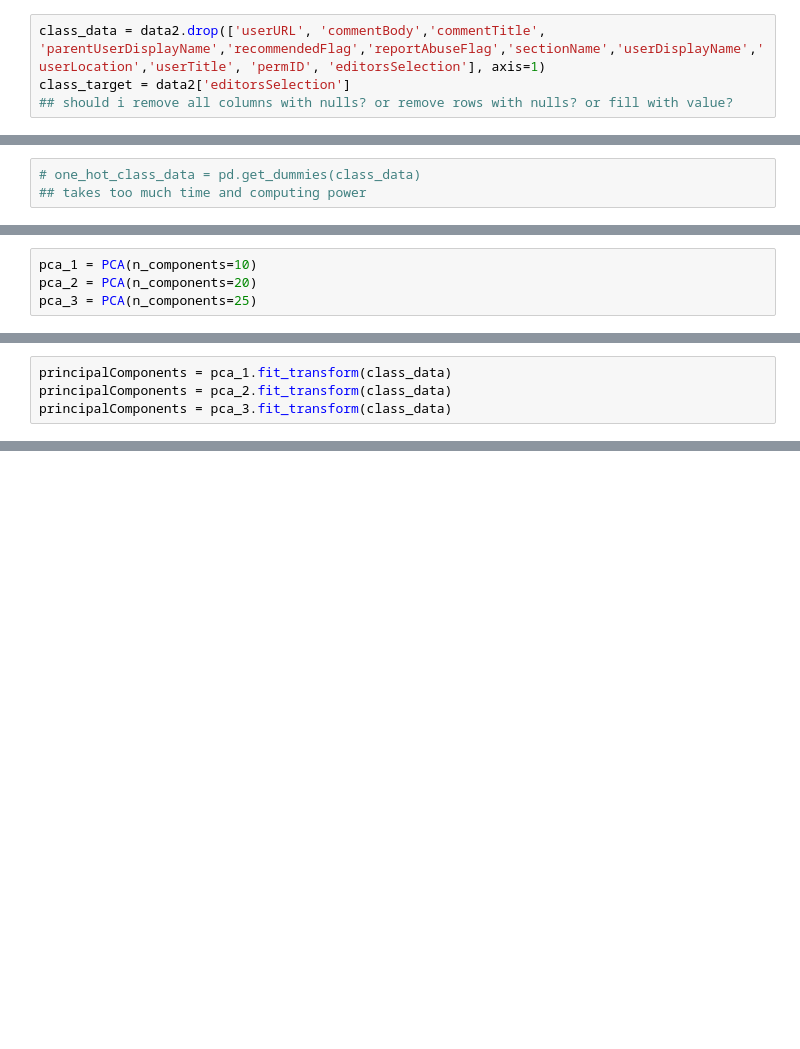
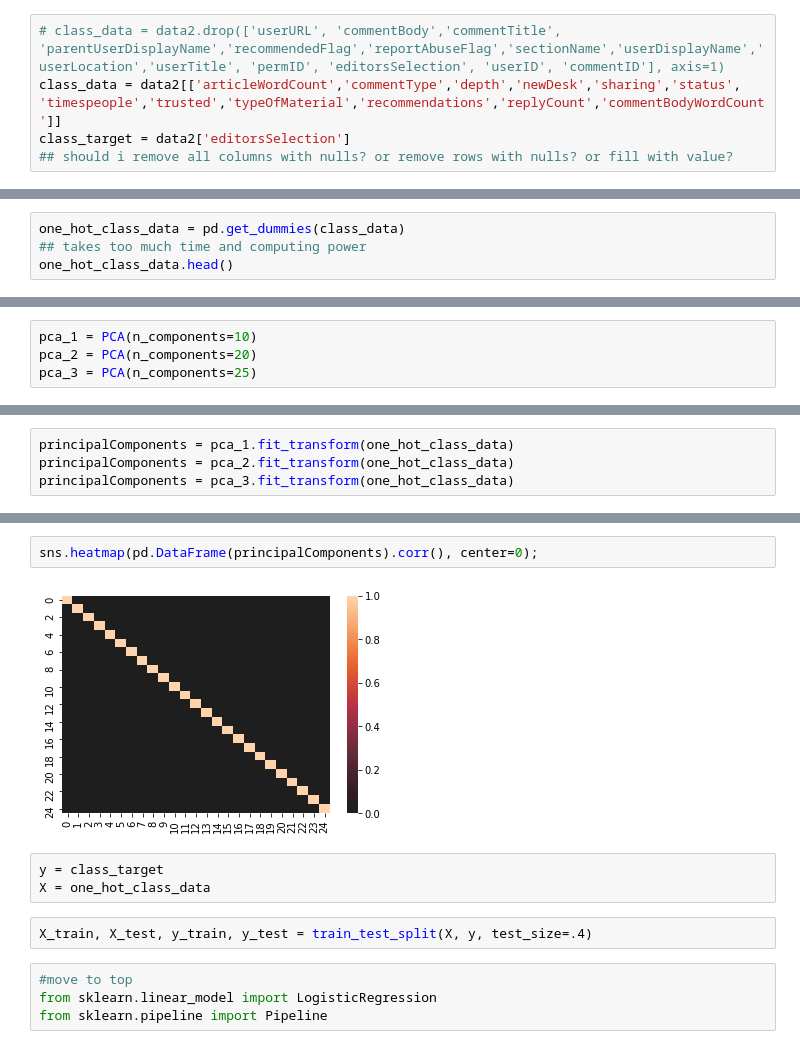
Before and after one commit to prray305/dsc-3-final-project-online-ds-ft-021119, a Jupyter notebook: student.ipynb, the cells around one changed output, grey strips where cells are left out. Cells and saved outputs as stored; diff of their text form; blank space fills up the shorter version.

```diff
--- a/student.ipynb
+++ b/student.ipynb
@@ -1241,7 +1278,8 @@ commentBodyWordCount     int64
 dtypes: float64(15), int64(5), object(15)
 memory usage: 507.3+ MB
 # %%
-class_data = data2.drop(['userURL', 'commentBody','commentTitle', 'parentUserDisplayName','recommendedFlag','reportAbuseFlag','sectionName','userDisplayName','userLocation','userTitle', 'permID', 'editorsSelection'], axis=1)
+# class_data = data2.drop(['userURL', 'commentBody','commentTitle', 'parentUserDisplayName','recommendedFlag','reportAbuseFlag','sectionName','userDisplayName','userLocation','userTitle', 'permID', 'editorsSelection', 'userID', 'commentID'], axis=1)
+class_data = data2[['articleWordCount','commentType','depth','newDesk','sharing','status', 'timespeople','trusted','typeOfMaterial','recommendations','replyCount','commentBodyWordCount']]
 class_target = data2['editorsSelection']
 ## should i remove all columns with nulls? or remove rows with nulls? or fill with value?
 # %%
@@ -1250,3 +1308,4 @@ class_target = data2['editorsSelection']
 # %%
-# one_hot_class_data = pd.get_dummies(class_data)
+one_hot_class_data = pd.get_dummies(class_data)
 ## takes too much time and computing power
+one_hot_class_data.head()
@@ -1265,4 +1389,4 @@ pca_3 = PCA(n_components=25)
 # %%
-principalComponents = pca_1.fit_transform(class_data)
-principalComponents = pca_2.fit_transform(class_data)
-principalComponents = pca_3.fit_transform(class_data)
+principalComponents = pca_1.fit_transform(one_hot_class_data)
+principalComponents = pca_2.fit_transform(one_hot_class_data)
+principalComponents = pca_3.fit_transform(one_hot_class_data)
@@ -1272,0 +1401,13 @@ test_set = data2[['articleID','newDesk']]
+# %%
+sns.heatmap(pd.DataFrame(principalComponents).corr(), center=0);
+# %% [output]
+[figure, added]
+# %%
+y = class_target
+X = one_hot_class_data
+# %%
+X_train, X_test, y_train, y_test = train_test_split(X, y, test_size=.4)
+# %%
+#move to top
+from sklearn.linear_model import LogisticRegression
+from sklearn.pipeline import Pipeline
```
Also changed, not shown: parts of 65 cells of this notebook, 1 other file.
